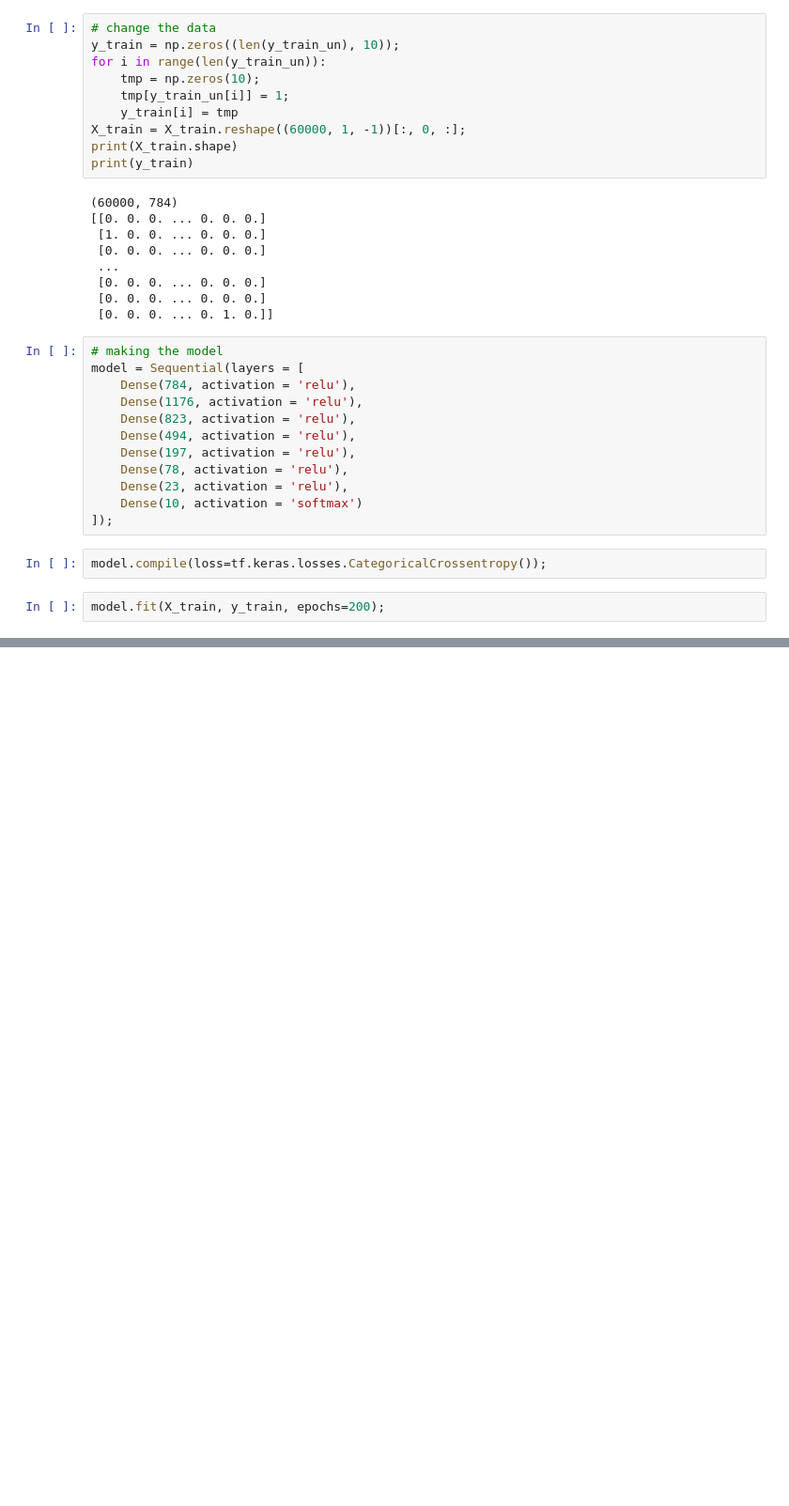
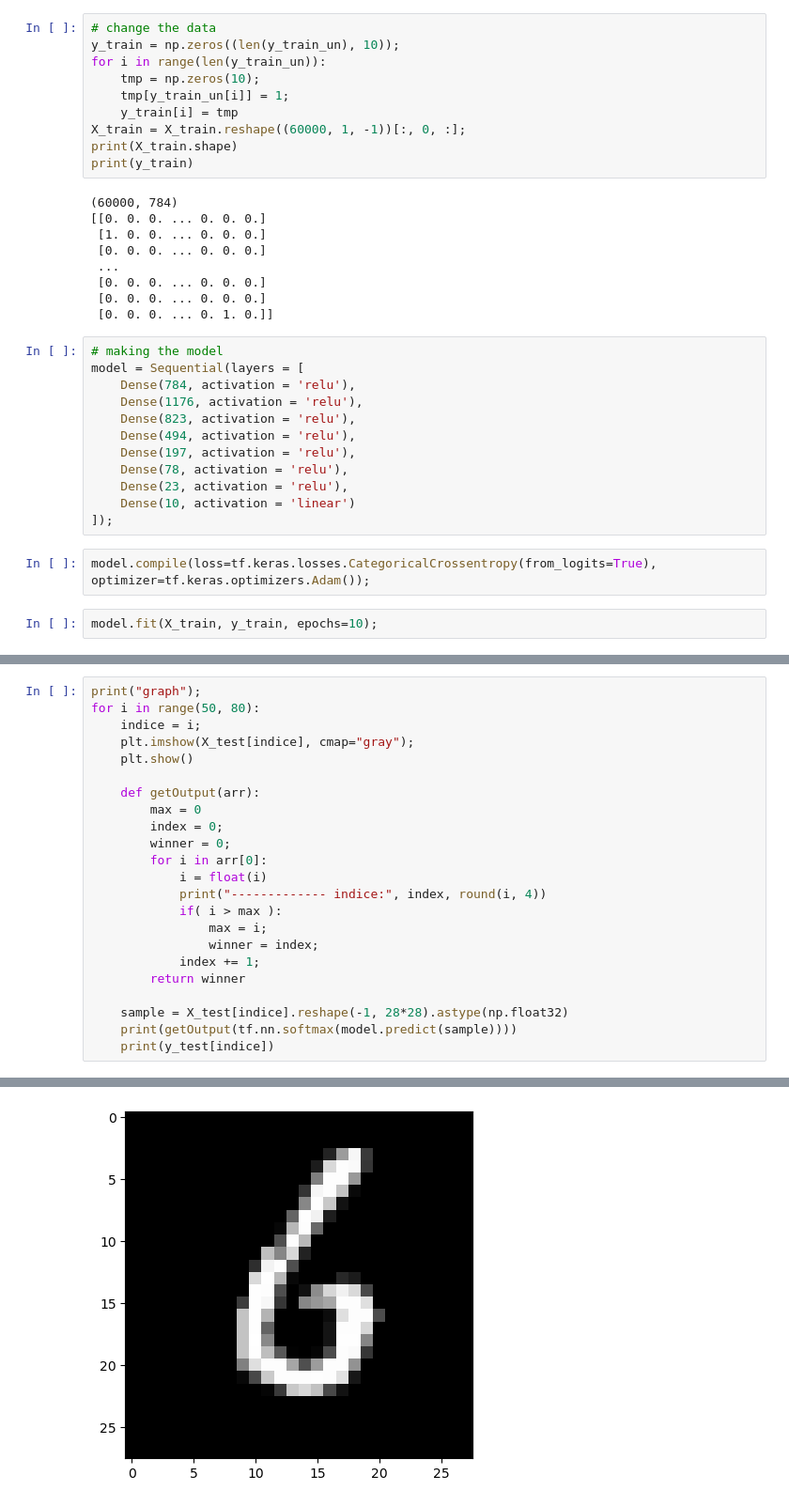
Before and after one commit to WhiteRose404/mini-pipe, a Jupyter notebook: mldev/data/linear.ipynb, the cells around one changed output, grey strips where cells are left out. Shown: that part at 94% size. Drawn from its saved outputs; the diff is of its cells as text; blank space fills up the shorter version.

```diff
--- a/mldev/data/linear.ipynb
+++ b/mldev/data/linear.ipynb
@@ -51,10 +51,10 @@ model = Sequential(layers = [
     Dense(197, activation = 'relu'),
     Dense(78, activation = 'relu'),
     Dense(23, activation = 'relu'),
-    Dense(10, activation = 'softmax')
+    Dense(10, activation = 'linear')
 ]);
 # %%
-model.compile(loss=tf.keras.losses.CategoricalCrossentropy());
+model.compile(loss=tf.keras.losses.CategoricalCrossentropy(from_logits=True), optimizer=tf.keras.optimizers.Adam());
 # %%
-model.fit(X_train, y_train, epochs=200);
+model.fit(X_train, y_train, epochs=10);
 # %% [output]
@@ -77,0 +81,24 @@ Epoch 55/200
+# %%
+print("graph");
+for i in range(50, 80):
+    indice = i;
+    plt.imshow(X_test[indice], cmap="gray");
+    plt.show()
+
+    def getOutput(arr):
+        max = 0
+        index = 0;
+        winner = 0;
+        for i in arr[0]:
+            i = float(i)
+            print("------------- indice:", index, round(i, 4))
+            if( i > max ):
+                max = i;
+                winner = index;
+            index += 1;
+        return winner
+
+    sample = X_test[indice].reshape(-1, 28*28).astype(np.float32)
+    print(getOutput(tf.nn.softmax(model.predict(sample))))
+    print(y_test[indice])
+# %% [output]
@@ -77,0 +106 @@ Epoch 55/200
+[figure, added]
```
Also changed, not shown: parts of 2 cells of this notebook, 1 other file.
